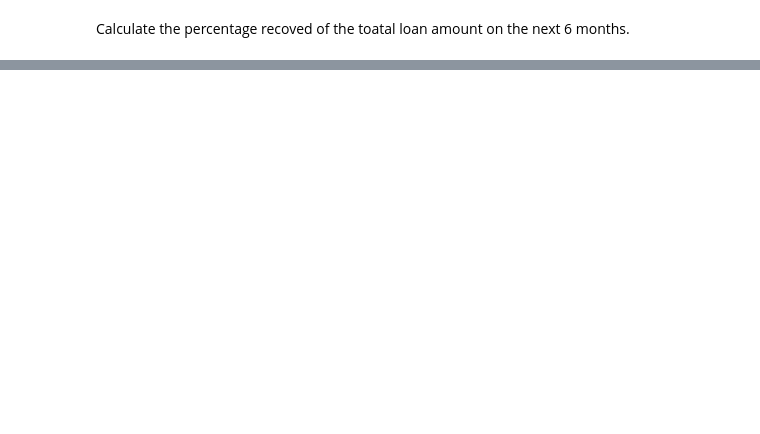
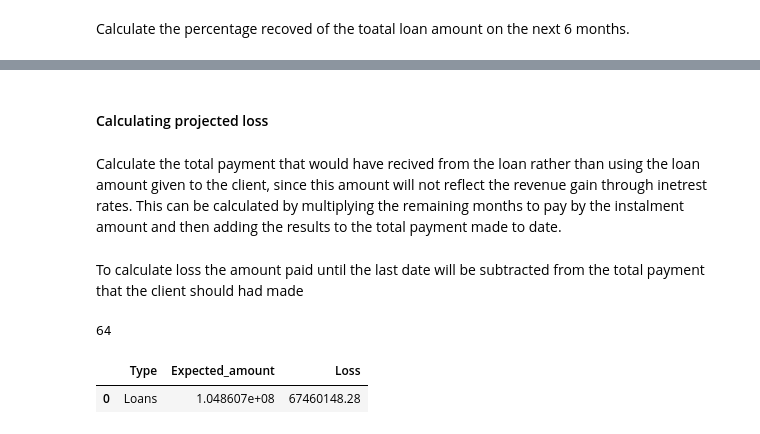
Before and after one commit to ChristianDaza/EDA_finance, a Jupyter notebook: SRC/Analysis.ipynb, the cells around one changed output, grey strips where cells are left out. Saved outputs shown, nothing was run; the diff lists cells and outputs as text; code cells hidden in the pictures; blank space fills up the shorter version.

```diff
--- a/SRC/Analysis.ipynb
+++ b/SRC/Analysis.ipynb
@@ -150,0 +197,3 @@ df["6moths_projection"].sum()/df["funded_amount"].sum()
+# %%
+df_c_o = df[df["loan_status"] == "Charged Off"]
+df_cha_ff=df_c_o.copy(deep=True)
@@ -150,0 +216,23 @@ df["6moths_projection"].sum()/df["funded_amount"].sum()
+# %% [markdown]
+#### Calculating projected loss
+# %% [markdown]
+Calculate the total payment that would have recived from the loan rather than using the loan amount given to the client, since this amount will not reflect the revenue gain through inetrest rates. This can be calculated by multiplying the remaining months to pay by the instalment amount and then adding the results to the total payment made to date.
+# %%
+# This expected amount takes into account the interest gained
+df_cha_ff["expected_amount"] = df_cha_ff["total_payment"] + df_cha_ff["projection"]
+# %% [markdown]
+To calculate loss the amount paid until the last date will be subtracted from the total payment that the client should had made
+# %%
+per_rev_loss = round(df_cha_ff["projection"].sum()/df_cha_ff["expected_amount"].sum()*100)
+per_rev_loss
+# %% [output]
+64
+# %%
+df_p_l= pd.DataFrame({"Type": "Loans",
+                       "Expected_amount": [df_cha_ff["expected_amount"].sum()],
+                       "Loss":[df_cha_ff["projection"].sum()]})
+
+df_p_l
+# %% [output]
+|  | Type | Expected_amount | Loss |
+| 0 | Loans | 1.048607e+08 | 67460148.28 |
```
Also changed, not shown: parts of 39 cells of this notebook.
